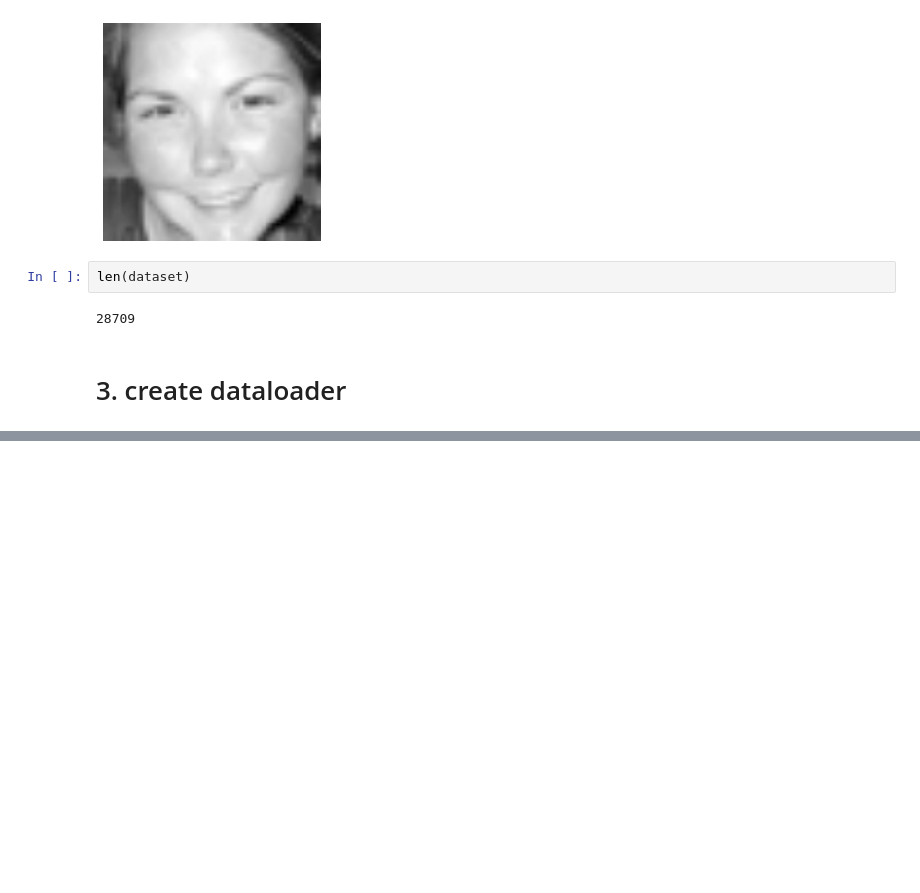
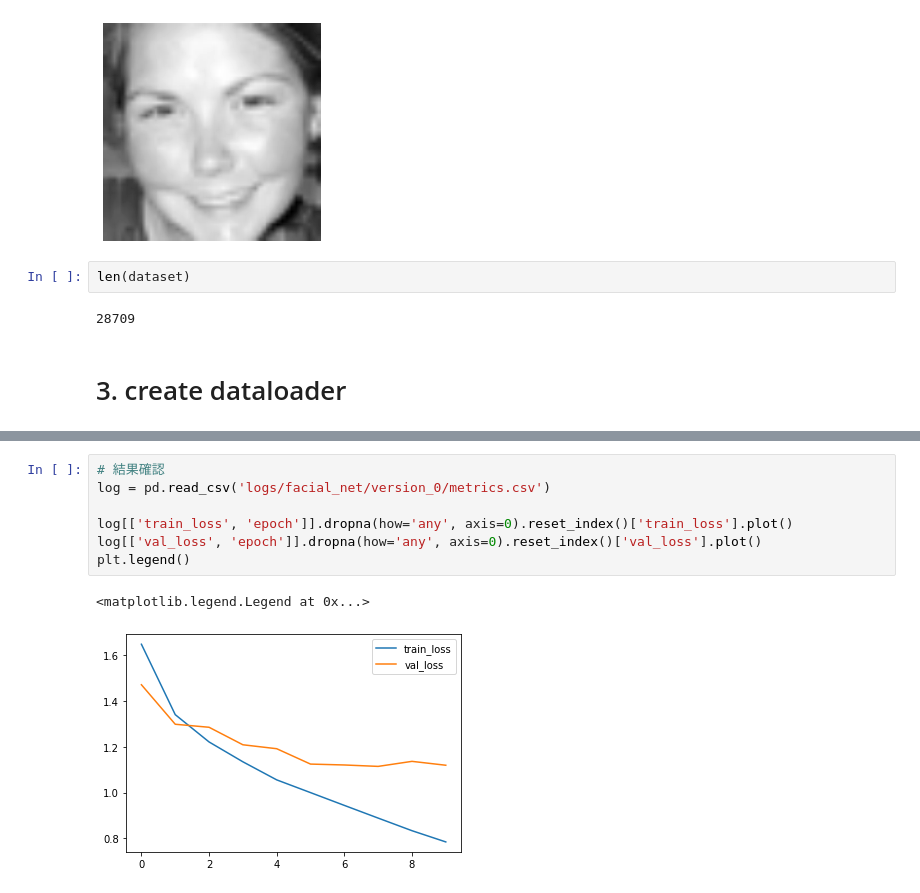
Before and after one commit to siruku6/model_on_fer2013, a Jupyter notebook: 20220424_create_FER_model.ipynb, the cells around one changed output, grey strips where cells are left out. Drawn from its saved outputs; the diff is of its cells as text; blank space fills up the shorter version.

Commit message:
implemented network for training

```diff
--- a/20220424_create_FER_model.ipynb
+++ b/20220424_create_FER_model.ipynb
@@ -215,0 +347,10 @@ plt.axis('off')
+# %%
+# 結果確認
+log = pd.read_csv('logs/facial_net/version_0/metrics.csv')
+
+log[['train_loss', 'epoch']].dropna(how='any', axis=0).reset_index()['train_loss'].plot()
+log[['val_loss', 'epoch']].dropna(how='any', axis=0).reset_index()['val_loss'].plot()
+plt.legend()
+# %% [output]
+<matplotlib.legend.Legend at 0x...>
+[figure, added]
```
Also changed, not shown: parts of 25 cells of this notebook.
